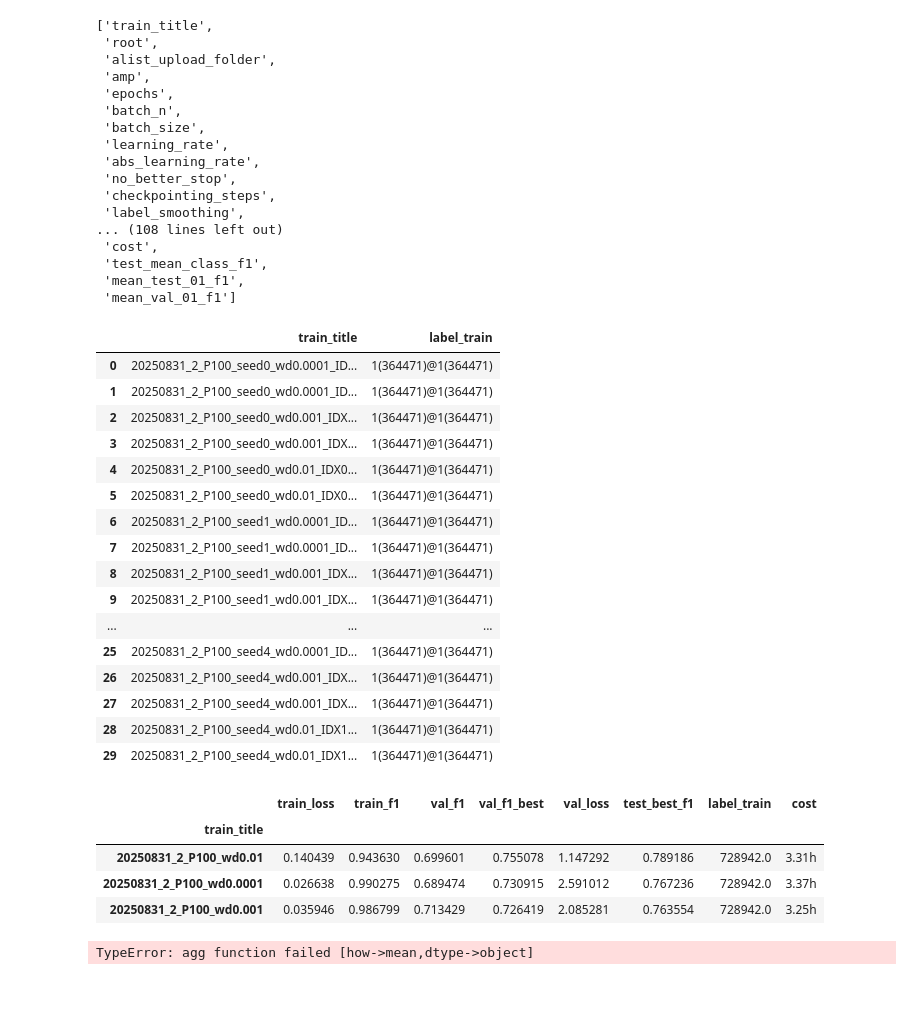
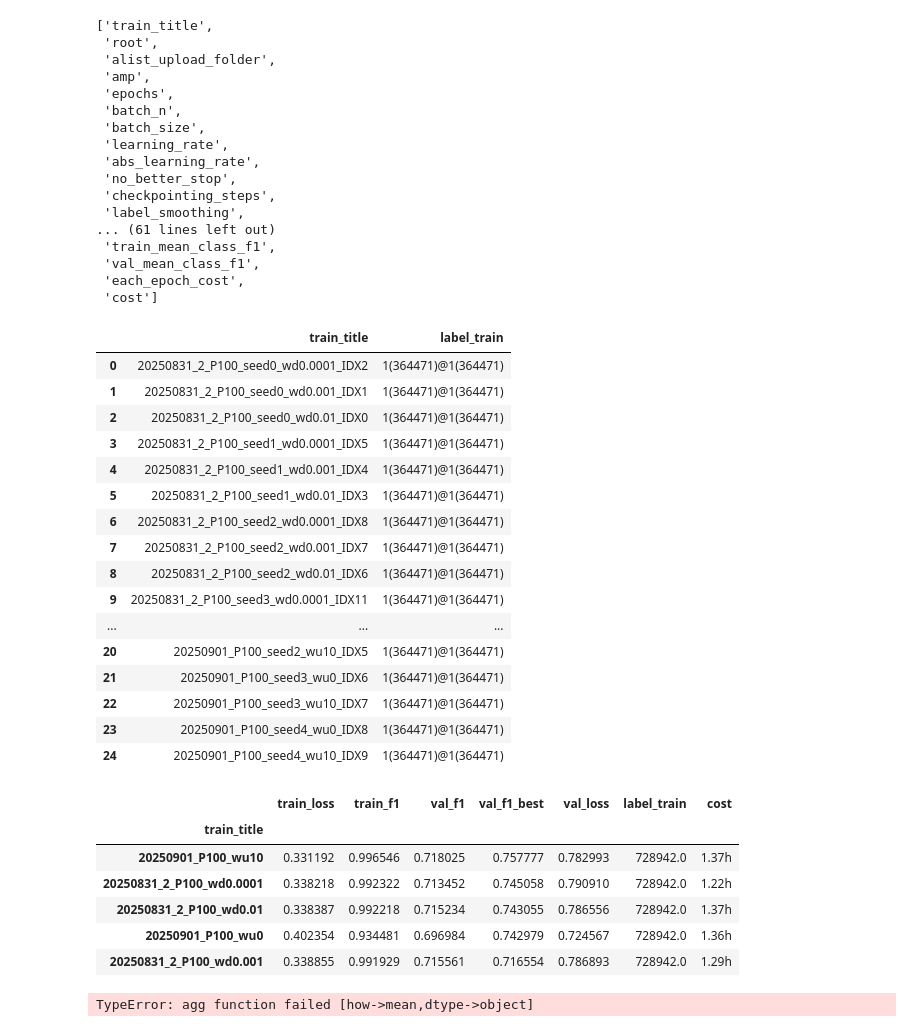
Before and after one commit to lhiqwj173/dl_helper, a Jupyter notebook: notebook/训练result汇总.ipynb, the cells around one changed output. Drawn from its saved outputs; the diff is of its cells as text; code cells hidden in the pictures; blank space fills up the shorter version.

```diff
--- a/notebook/训练result汇总.ipynb
+++ b/notebook/训练result汇总.ipynb
@@ -35,6 +35,7 @@ folders = [
     # r'D:\code\forecast_model\notebook\20250831_nofilter_top5',
     # r'D:\code\forecast_model\notebook\20250831_tcn_we',
     r'D:\code\forecast_model\notebook\20250831_tcn_we2',
+    r'D:\code\forecast_model\notebook\20250901_warinup',
     ]
 # %%
 data = pd.DataFrame()
@@ -146,75 +147,77 @@ list(data)
  'no_better_stop',
  'checkpointing_steps',
  'label_smoothing',
-... (108 lines left out)
- 'cost',
- 'test_mean_class_f1',
- 'mean_test_01_f1',
- 'mean_val_01_f1']
+... (61 lines left out)
+ 'train_mean_class_f1',
+ 'val_mean_class_f1',
+ 'each_epoch_cost',
+ 'cost']
 # %%
 data[['train_title', 'label_train']]
 # %% [output]
 |  | train_title | label_train |
-| 0 | 20250831_2_P100_seed0_wd0.0001_ID... | 1(364471)@1(364471) |
-| 1 | 20250831_2_P100_seed0_wd0.0001_ID... | 1(364471)@1(364471) |
-| 2 | 20250831_2_P100_seed0_wd0.001_IDX... | 1(364471)@1(364471) |
-| 3 | 20250831_2_P100_seed0_wd0.001_IDX... | 1(364471)@1(364471) |
-| 4 | 20250831_2_P100_seed0_wd0.01_IDX0... | 1(364471)@1(364471) |
-| 5 | 20250831_2_P100_seed0_wd0.01_IDX0... | 1(364471)@1(364471) |
-| 6 | 20250831_2_P100_seed1_wd0.0001_ID... | 1(364471)@1(364471) |
-| 7 | 20250831_2_P100_seed1_wd0.0001_ID... | 1(364471)@1(364471) |
-| 8 | 20250831_2_P100_seed1_wd0.001_IDX... | 1(364471)@1(364471) |
-| 9 | 20250831_2_P100_seed1_wd0.001_IDX... | 1(364471)@1(364471) |
+| 0 | 20250831_2_P100_seed0_wd0.0001_IDX2 | 1(364471)@1(364471) |
+| 1 | 20250831_2_P100_seed0_wd0.001_IDX1 | 1(364471)@1(364471) |
+| 2 | 20250831_2_P100_seed0_wd0.01_IDX0 | 1(364471)@1(364471) |
+| 3 | 20250831_2_P100_seed1_wd0.0001_IDX5 | 1(364471)@1(364471) |
+| 4 | 20250831_2_P100_seed1_wd0.001_IDX4 | 1(364471)@1(364471) |
+| 5 | 20250831_2_P100_seed1_wd0.01_IDX3 | 1(364471)@1(364471) |
+| 6 | 20250831_2_P100_seed2_wd0.0001_IDX8 | 1(364471)@1(364471) |
+| 7 | 20250831_2_P100_seed2_wd0.001_IDX7 | 1(364471)@1(364471) |
+| 8 | 20250831_2_P100_seed2_wd0.01_IDX6 | 1(364471)@1(364471) |
+| 9 | 20250831_2_P100_seed3_wd0.0001_IDX11 | 1(364471)@1(364471) |
 | ... | ... | ... |
-| 25 | 20250831_2_P100_seed4_wd0.0001_ID... | 1(364471)@1(364471) |
-| 26 | 20250831_2_P100_seed4_wd0.001_IDX... | 1(364471)@1(364471) |
-| 27 | 20250831_2_P100_seed4_wd0.001_IDX... | 1(364471)@1(364471) |
-| 28 | 20250831_2_P100_seed4_wd0.01_IDX1... | 1(364471)@1(364471) |
-| 29 | 20250831_2_P100_seed4_wd0.01_IDX1... | 1(364471)@1(364471) |
+| 20 | 20250901_P100_seed2_wu10_IDX5 | 1(364471)@1(364471) |
+| 21 | 20250901_P100_seed3_wu0_IDX6 | 1(364471)@1(364471) |
+| 22 | 20250901_P100_seed3_wu10_IDX7 | 1(364471)@1(364471) |
+| 23 | 20250901_P100_seed4_wu0_IDX8 | 1(364471)@1(364471) |
+| 24 | 20250901_P100_seed4_wu10_IDX9 | 1(364471)@1(364471) |
 # %%
 # 多seed平均
 key_col_name = ['train_f1']
 key_col_name = ['train_loss', 'train_f1', 'val_f1', 'val_f1_best', 'val_loss', 'test_best_f1', 'label_train']
-# key_col_name = ['train_loss', 'train_f1', 'val_f1', 'val_f1_best', 'val_loss', 'label_train']
+key_col_name = ['train_loss', 'train_f1', 'val_f1', 'val_f1_best', 'val_loss', 'label_train']
 
 d = data.loc[:, key_col_name + ['cost']]
 d['train_title'] = data['train_title'].apply(lambda x: '_'.join([i for i in x.split('_') if 'seed' not in i]))
 d['label_train'] = d['label_train'].apply(lambda x:int(x.split('@')[-1][2:-1])*2)
 
 # 只考察 final
 _match_bool = data['train_title'].apply(lambda x: 'final' in x or ('final' not in x and 'best' not in x))
 d = d.loc[_match_bool]
 # 去除 final/best 的标记
 d['train_title'] = d['train_title'].apply(lambda x: x.replace('_final', '').replace('_best', ''))
 
 # # 关键字过滤 白名单
 # keys = ['bc']
 # _match_key_bool = data['train_title'].apply(lambda x: any([k in x for k in keys]))
 # d = d.loc[_match_key_bool]
-# # 关键字过滤 黑名单
-# keys = ['top', '200', '300']
-# _match_key_bool = data['train_title'].apply(lambda x: all([k not in x for k in keys]))
-# d = d.loc[_match_key_bool]
+# 关键字过滤 黑名单
+keys = ['wd0.0001', 'wd0.001']
+_match_key_bool = data['train_title'].apply(lambda x: all([k not in x for k in keys]))
+d = d.loc[_match_key_bool]
 
 # # 根据 idx 区分类别
 # # 用于未区分title的情况
 # _cls = d['train_title'].apply(lambda x: [(int(i.replace('IDX', '')) % 3) for i in x.split('_') if 'IDX' in i][0])
 # _cls = _cls.apply(lambda x: ['nomove30', 'nomove50', 'nomove70'][x])
 # d['train_title'] = d['train_title'].apply(lambda x: '_'.join([i for i in x.split('_') if 'IDX' not in i])) + '_' + _cls
 
 # title 已经区分
 d['train_title'] = d['train_title'].apply(lambda x: '_'.join([i for i in x.split('_') if 'IDX' not in i]))
 
 d['cost'] = d['cost'].apply(lambda x: float(x.replace('h', '')))
 d = d.groupby('train_title').mean()
 d['cost'] = d['cost'].apply(lambda x: str(round(x,2)) + 'h')
 d.sort_values('val_f1_best',ascending=False)
 # %% [output]
-|  | train_loss | train_f1 | val_f1 | val_f1_best | val_loss | test_best_f1 | label_train | cost |
-| train_title |  |  |  |  |  |  |  |  |
-| 20250831_2_P100_wd0.01 | 0.140439 | 0.943630 | 0.699601 | 0.755078 | 1.147292 | 0.789186 | 728942.0 | 3.31h |
-| 20250831_2_P100_wd0.0001 | 0.026638 | 0.990275 | 0.689474 | 0.730915 | 2.591012 | 0.767236 | 728942.0 | 3.37h |
-| 20250831_2_P100_wd0.001 | 0.035946 | 0.986799 | 0.713429 | 0.726419 | 2.085281 | 0.763554 | 728942.0 | 3.25h |
+|  | train_loss | train_f1 | val_f1 | val_f1_best | val_loss | label_train | cost |
+| train_title |  |  |  |  |  |  |  |
+| 20250901_P100_wu10 | 0.331192 | 0.996546 | 0.718025 | 0.757777 | 0.782993 | 728942.0 | 1.37h |
+| 20250831_2_P100_wd0.0001 | 0.338218 | 0.992322 | 0.713452 | 0.745058 | 0.790910 | 728942.0 | 1.22h |
+| 20250831_2_P100_wd0.01 | 0.338387 | 0.992218 | 0.715234 | 0.743055 | 0.786556 | 728942.0 | 1.37h |
+| 20250901_P100_wu0 | 0.402354 | 0.934481 | 0.696984 | 0.742979 | 0.724567 | 728942.0 | 1.36h |
+| 20250831_2_P100_wd0.001 | 0.338855 | 0.991929 | 0.715561 | 0.716554 | 0.786893 | 728942.0 | 1.29h |
 # %%
 # 多IDX平均
 key_col_name = 'val_f1'
```
Also changed, not shown: parts of 1 cell of this notebook, 1 other file.
